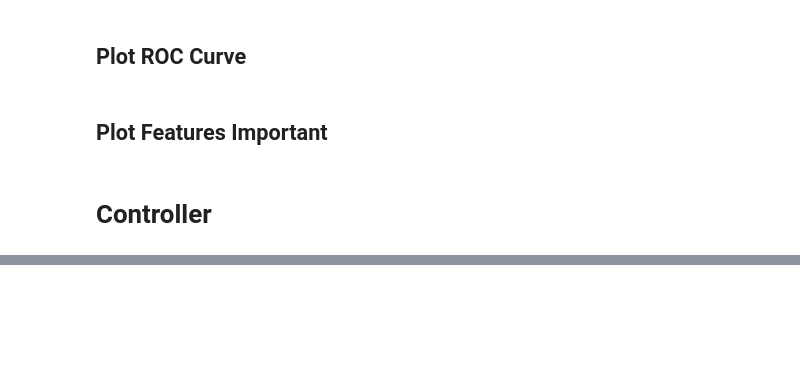
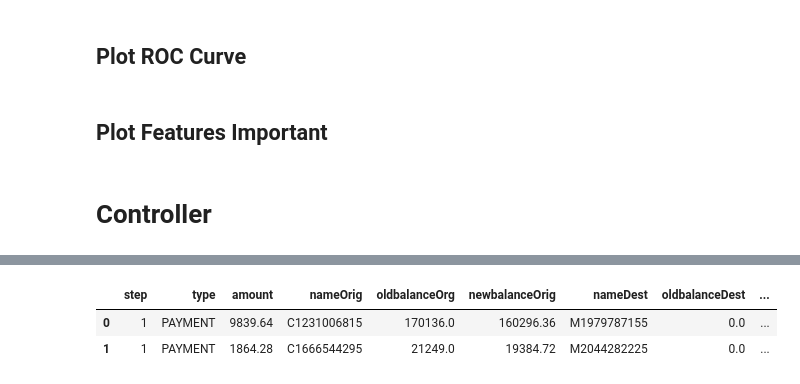
Before and after one commit to AkmaLeyzal/FraudDetectionForFinancialTransaction, a Jupyter notebook: Project_Artificial_Intellegence.ipynb, the cells around one changed output, grey strips where cells are left out. Cells and saved outputs as stored; diff of their text form; code cells hidden in the pictures; blank space fills up the shorter version.

```diff
--- a/Project_Artificial_Intellegence.ipynb
+++ b/Project_Artificial_Intellegence.ipynb
@@ -783,0 +1028,8 @@ weighted avg   0.998552  0.998551  0.998550  6899.000000
+# %%
+import pandas as pd
+df = pd.read_csv(r"C:\Users\user\PycharmProjects\pythonProject\ArtificialIntelegent-Project\FraudDetectionForFinancialTransaction\PS_20174392719_1491204439457_log.csv")
+df.head(2)
+# %% [output]
+|  | step | type | amount | nameOrig | oldbalanceOrg | newbalanceOrig | nameDest | oldbalanceDest | ... |
+| 0 | 1 | PAYMENT | 9839.64 | C1231006815 | 170136.0 | 160296.36 | M1979787155 | 0.0 | ... |
+| 1 | 1 | PAYMENT | 1864.28 | C1666544295 | 21249.0 | 19384.72 | M2044282225 | 0.0 | ... |
```
Also changed, not shown: parts of 24 cells of this notebook, 4 other files.
